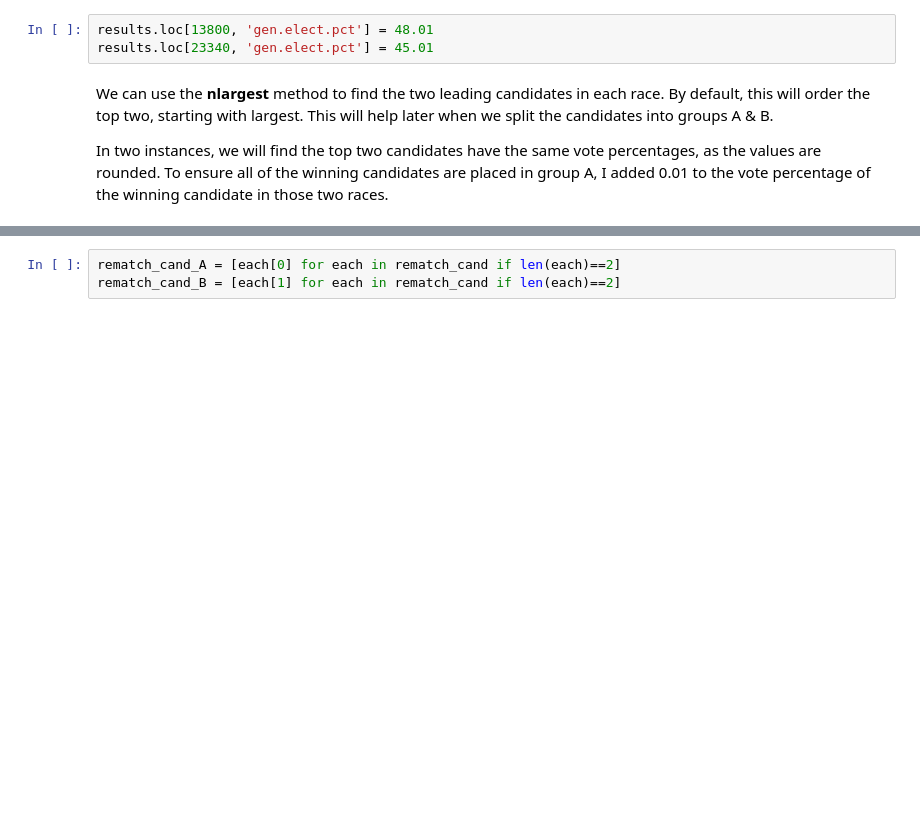
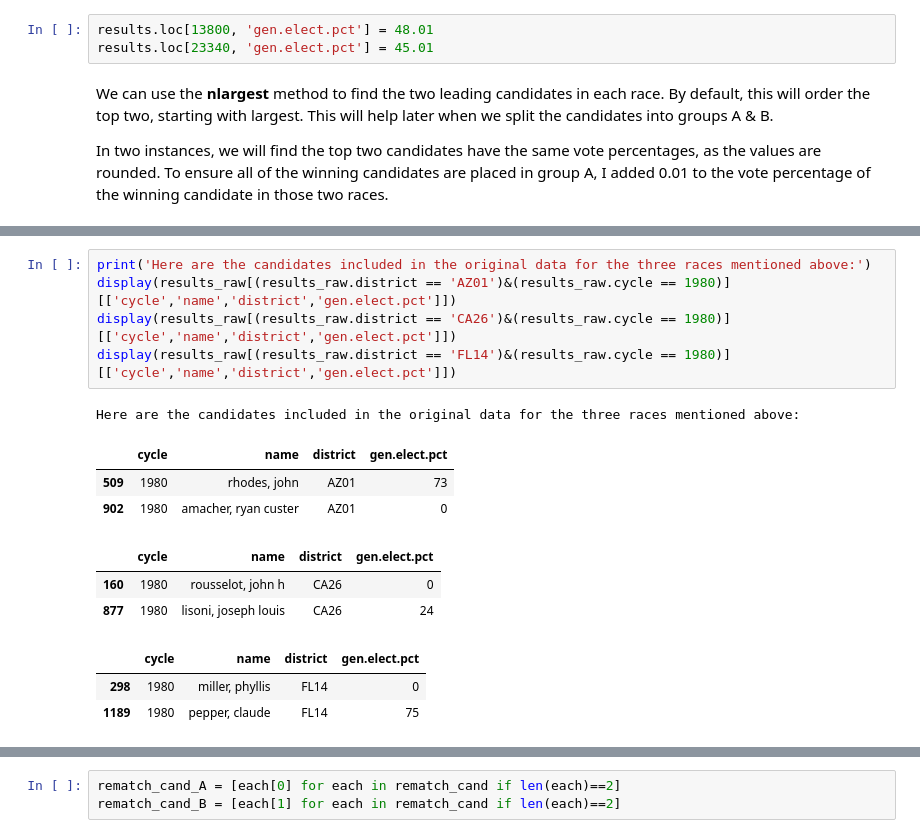
Before and after one commit to kellystroh/Campaign_Spending_Rematch_Elections, a Jupyter notebook: data_cleaning.ipynb, the cells around one changed output, grey strips where cells are left out. Drawn from its saved outputs; the diff is of its cells as text; blank space fills up the shorter version.

Commit message:
add commentary to data_cleaning and dime_EDA notebooks; make drafts folder for incomplete notebooks/python files and add it to gitignore

```diff
--- a/data_cleaning.ipynb
+++ b/data_cleaning.ipynb
@@ -150,0 +212,16 @@ In two instances, we will find the top two candidates have the same vote percent
+# %%
+print('Here are the candidates included in the original data for the three races mentioned above:')
+display(results_raw[(results_raw.district == 'AZ01')&(results_raw.cycle == 1980)][['cycle','name','district','gen.elect.pct']])
+display(results_raw[(results_raw.district == 'CA26')&(results_raw.cycle == 1980)][['cycle','name','district','gen.elect.pct']])
+display(results_raw[(results_raw.district == 'FL14')&(results_raw.cycle == 1980)][['cycle','name','district','gen.elect.pct']])
+# %% [output]
+Here are the candidates included in the original data for the three races mentioned above:
+|  | cycle | name | district | gen.elect.pct |
+| 509 | 1980 | rhodes, john | AZ01 | 73 |
+| 902 | 1980 | amacher, ryan custer | AZ01 | 0 |
+|  | cycle | name | district | gen.elect.pct |
+| 160 | 1980 | rousselot, john h | CA26 | 0 |
+| 877 | 1980 | lisoni, joseph louis | CA26 | 24 |
+|  | cycle | name | district | gen.elect.pct |
+| 298 | 1980 | miller, phyllis | FL14 | 0 |
+| 1189 | 1980 | pepper, claude | FL14 | 75 |
```
Also changed, not shown: parts of 22 cells of this notebook, 2 other files.
